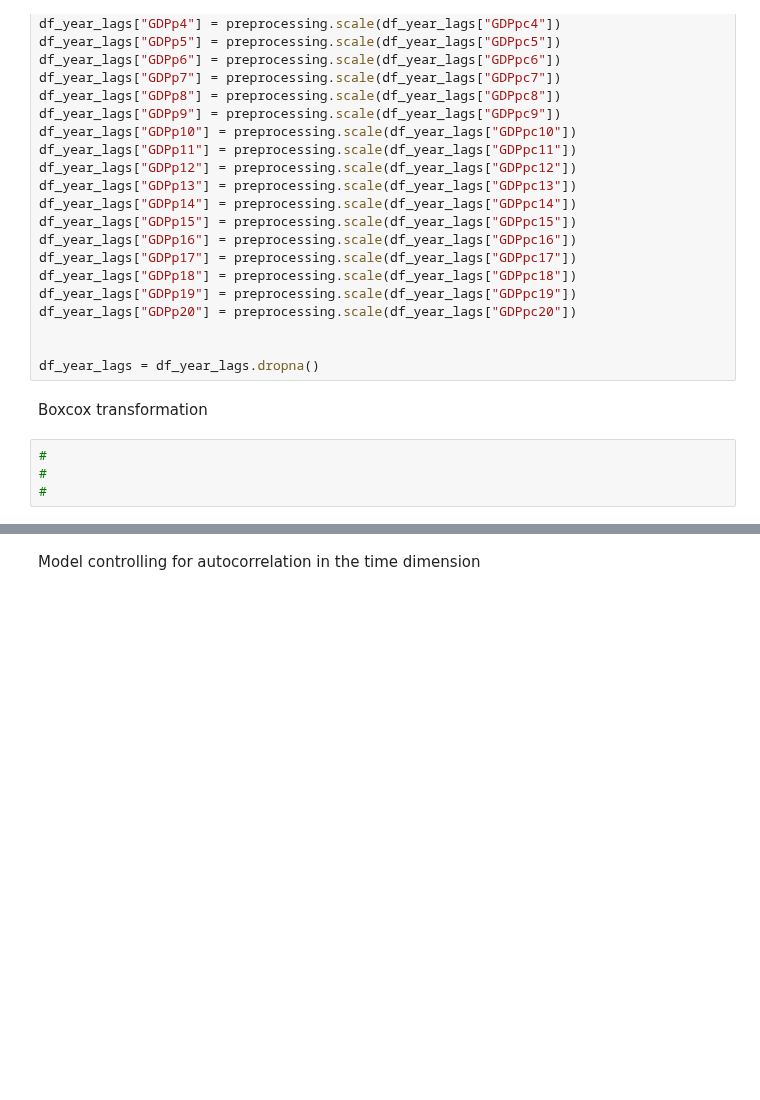
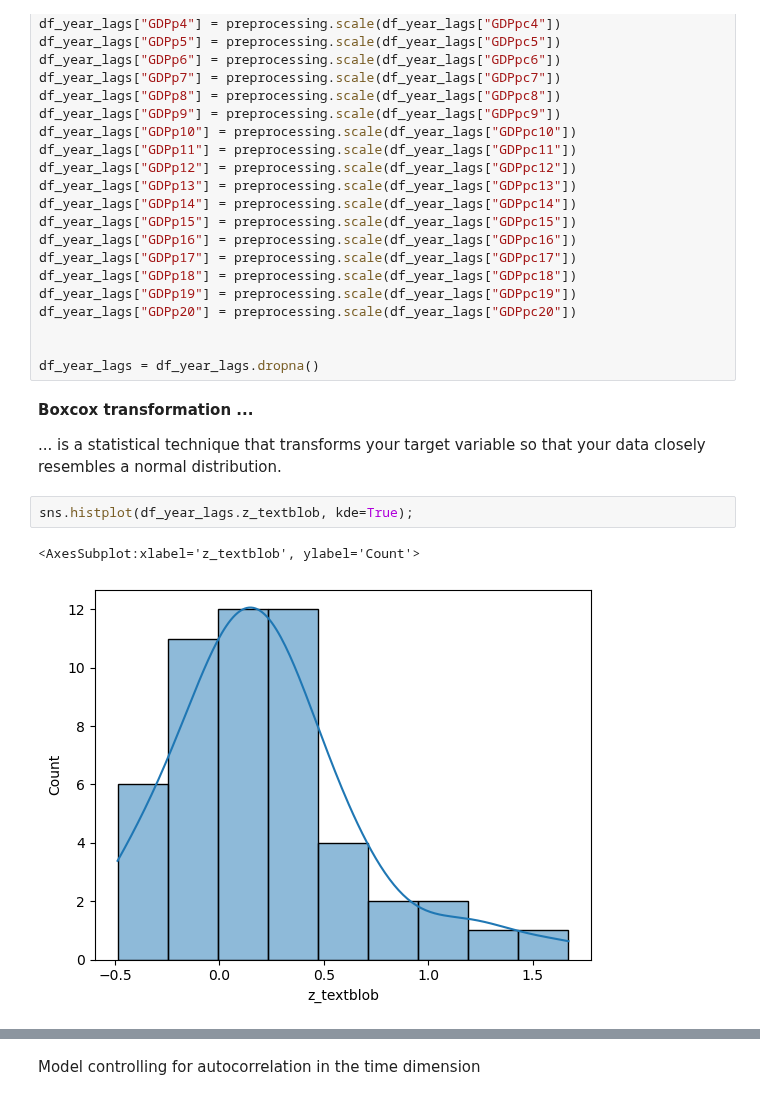
Before and after one commit to dominikpegler/computational-social-sciences, a Jupyter notebook: assignments/Assignment 4 - Socioeconomic analysis.ipynb, the cells around one changed output, grey strips where cells are left out. Cells and saved outputs as stored; diff of their text form; blank space fills up the shorter version.

```diff
--- a/assignments/Assignment 4 - Socioeconomic analysis.ipynb
+++ b/assignments/Assignment 4 - Socioeconomic analysis.ipynb
@@ -557,8 +557,11 @@ df_year_lags["GDPp20"] = preprocessing.scale(df_year_lags["GDPpc20"])
 
 df_year_lags = df_year_lags.dropna()
 # %% [markdown]
-Boxcox transformation
+**Boxcox transformation ...**
+
+... is a statistical technique that transforms your target variable so that your data closely resembles a normal distribution.
 # %%
-#
-#
-#
+sns.histplot(df_year_lags.z_textblob, kde=True);
+# %% [output]
+<AxesSubplot:xlabel='z_textblob', ylabel='Count'>
+[figure, added]
```
Also changed, not shown: parts of 3 cells of this notebook.
